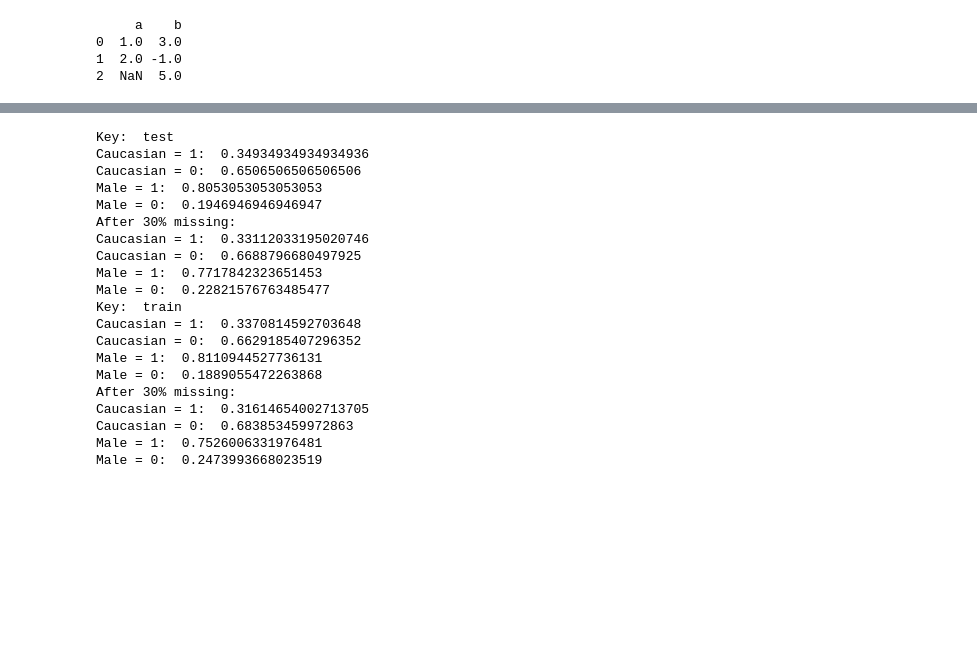
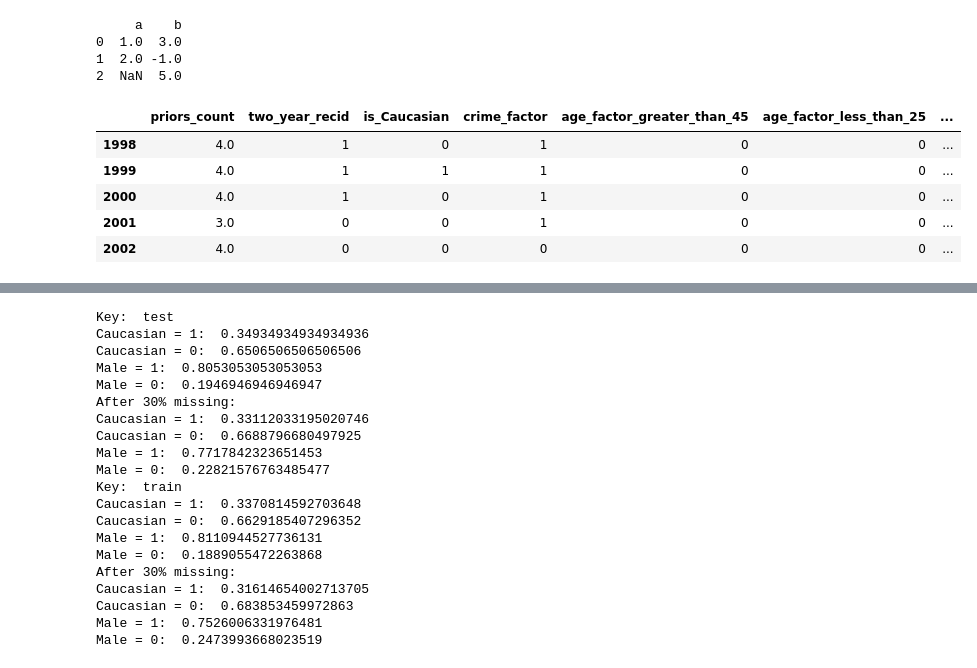
Before and after one commit to mjdioli/masters, a Jupyter notebook: main.ipynb, the cells around one changed output, grey strips where cells are left out. Cells and saved outputs as stored; diff of their text form; code cells hidden in the pictures; blank space fills up the shorter version.

```diff
--- a/main.ipynb
+++ b/main.ipynb
@@ -44,3 +44,12 @@ IMPUTATION_COMBOS = [perm[0]+perm[1] for perm in permutations(IMPUTATIONS, 2)]
 synth_regular = utils.load_synthetic()
 compas = utils.load_compas_alt()
 RESPONSE = "two_year_recid"
+# %%
+synth_regular["train"].head()
+# %% [output]
+|  | priors_count | two_year_recid | is_Caucasian | crime_factor | age_factor_greater_than_45 | age_factor_less_than_25 | ... |
+| 1998 | 4.0 | 1 | 0 | 1 | 0 | 0 | ... |
+| 1999 | 4.0 | 1 | 1 | 1 | 0 | 0 | ... |
+| 2000 | 4.0 | 1 | 0 | 1 | 0 | 0 | ... |
+| 2001 | 3.0 | 0 | 0 | 1 | 0 | 0 | ... |
+| 2002 | 4.0 | 0 | 0 | 0 | 0 | 0 | ... |
```
Also changed, not shown: parts of 3 cells of this notebook, 3 other files.
